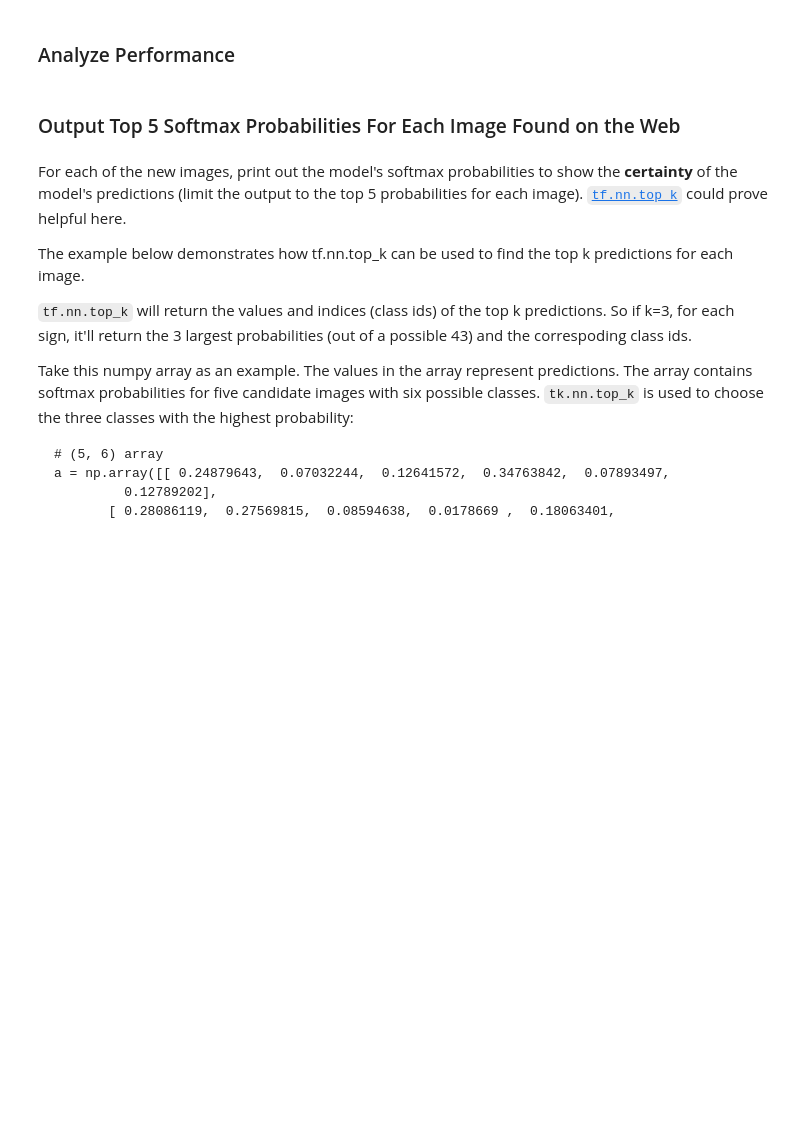
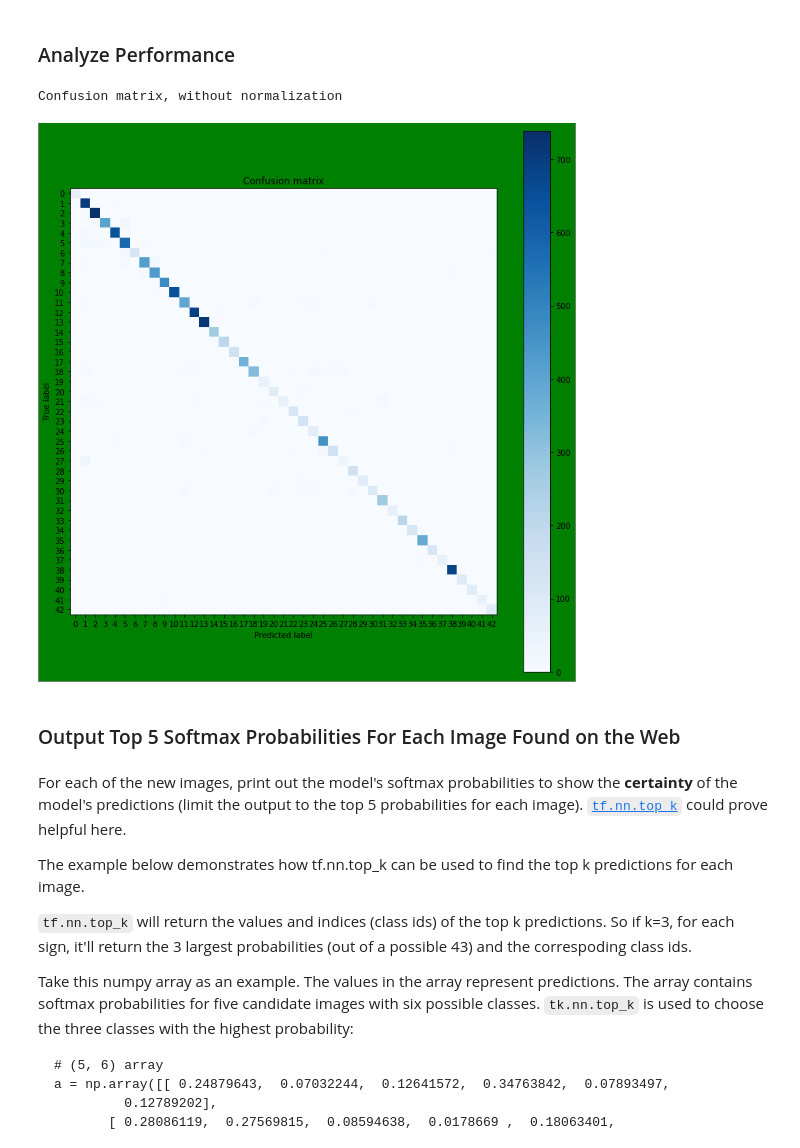
Before and after one commit to ooleksyuk/carnd-traffic-sign-classifier-project, a Jupyter notebook: Traffic_Sign_Classifier.ipynb, the cells around one changed output. Cells and saved outputs as stored; diff of their text form; code cells hidden in the pictures; blank space fills up the shorter version.

```diff
--- a/Traffic_Sign_Classifier.ipynb
+++ b/Traffic_Sign_Classifier.ipynb
@@ -373,12 +405,14 @@ with tf.Session() as sess:
     print("Training...")
     print()
     for i in range(EPOCHS):
-        X_train, y_train = shuffle(X_train_augmented, y_train_augmented)
+        print("Shuffling data...")
+        X_train, y_train = shuffle(X_train, y_train)
         for offset in range(0, num_examples, BATCH_SIZE):
             end = offset + BATCH_SIZE
             batch_x, batch_y = X_train[offset:end], y_train[offset:end]
             sess.run(training_operation, feed_dict={x: batch_x, y: batch_y, keep_prob: 0.5})
-        validation_accuracy = evaluate(X_train_augmented, y_train_augmented)
+        print("Evaluating accuracy...")
+        validation_accuracy = evaluate(X_train, y_train)
         final_validation_accuracy = validation_accuracy
         print("EPOCH {} ...".format(i+1))
         print("Validation Accuracy = {:.3f}".format(validation_accuracy))
@@ -478,10 +538,7 @@ from sklearn import svm, datasets
 from sklearn.model_selection import train_test_split
 from sklearn.metrics import confusion_matrix
 
-def plot_confusion_matrix(cm, classes,
-                          normalize=False,
-                          title='Confusion matrix',
-                          cmap=plt.cm.Blues):
+def plot_confusion_matrix(cm, classes, normalize=False, title='Confusion matrix', cmap=plt.cm.Blues):
     """
     This function prints and plots the confusion matrix.
     Normalization can be applied by setting `normalize=True`.
@@ -510,15 +567,14 @@ with tf.Session() as sess:
     loader.restore(sess, tf.train.latest_checkpoint('./'))
     sess = tf.get_default_session()
     y_pred = sess.run(tf.argmax(logits, 1), feed_dict={x:X_test_normalized, keep_prob:1.0})
-
-## Finding classes which where wrongly predicted
-classes = [i for i in range(n_classes)]
-plt.figure(figsize=(9,9))
-plot_confusion_matrix(confusion_matrix(y_test, y_pred), classes, normalize=False)
 # %%
+## Finding classes which where incorrectly predicted
 classes = [i for i in range(n_classes)]
-plt.figure(figsize=(9,9))
+plt.figure(figsize=(10,10), facecolor='green', edgecolor='grey', linewidth=0.1)
 plot_confusion_matrix(confusion_matrix(y_test, y_pred), classes, normalize=False)
+# %% [output]
+Confusion matrix, without normalization
+[figure, added]
 # %% [markdown]
 ### Output Top 5 Softmax Probabilities For Each Image Found on the Web
 # %% [markdown]
```
Also changed, not shown: parts of 14 cells of this notebook, 4 other files.
